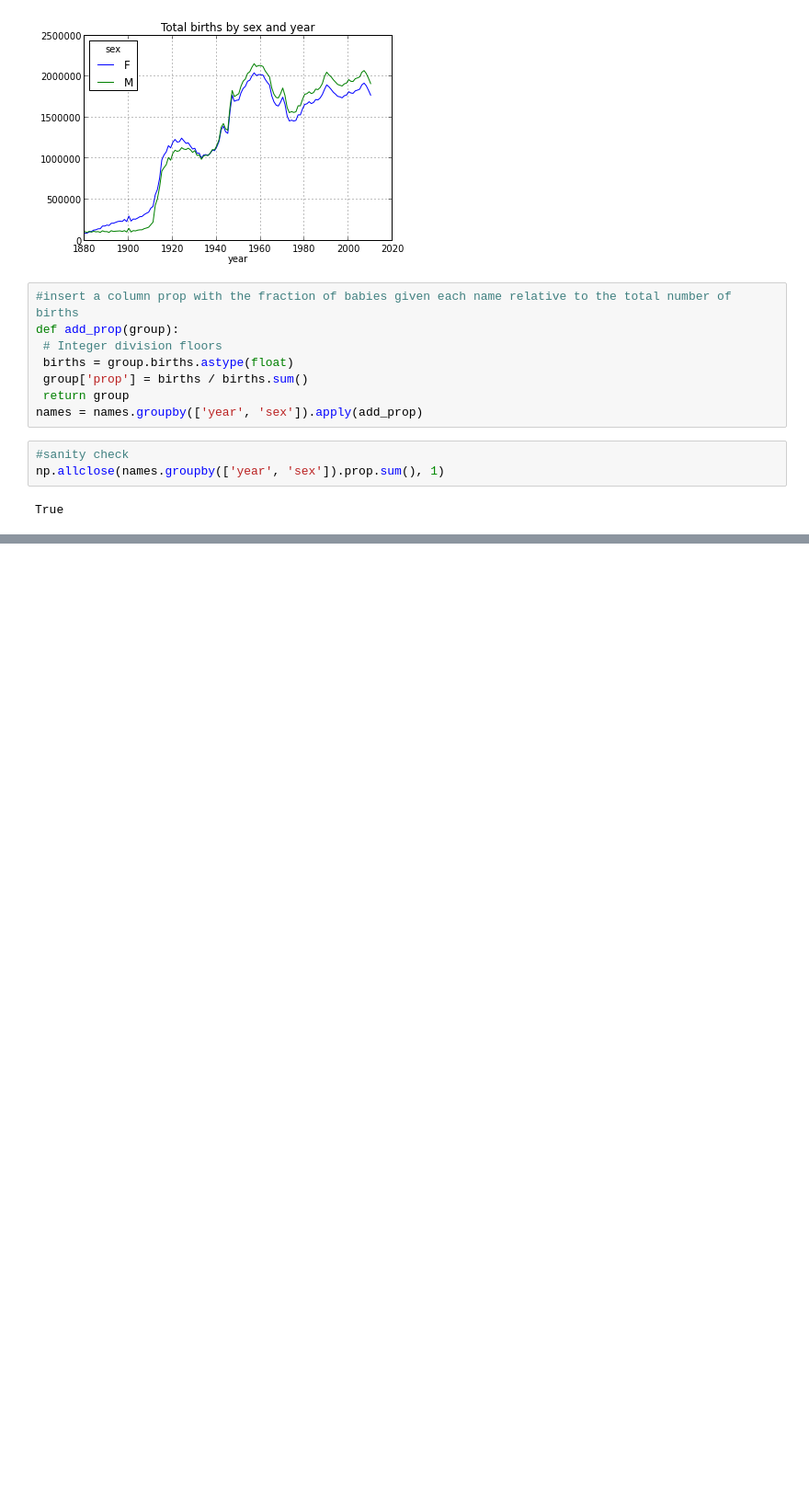
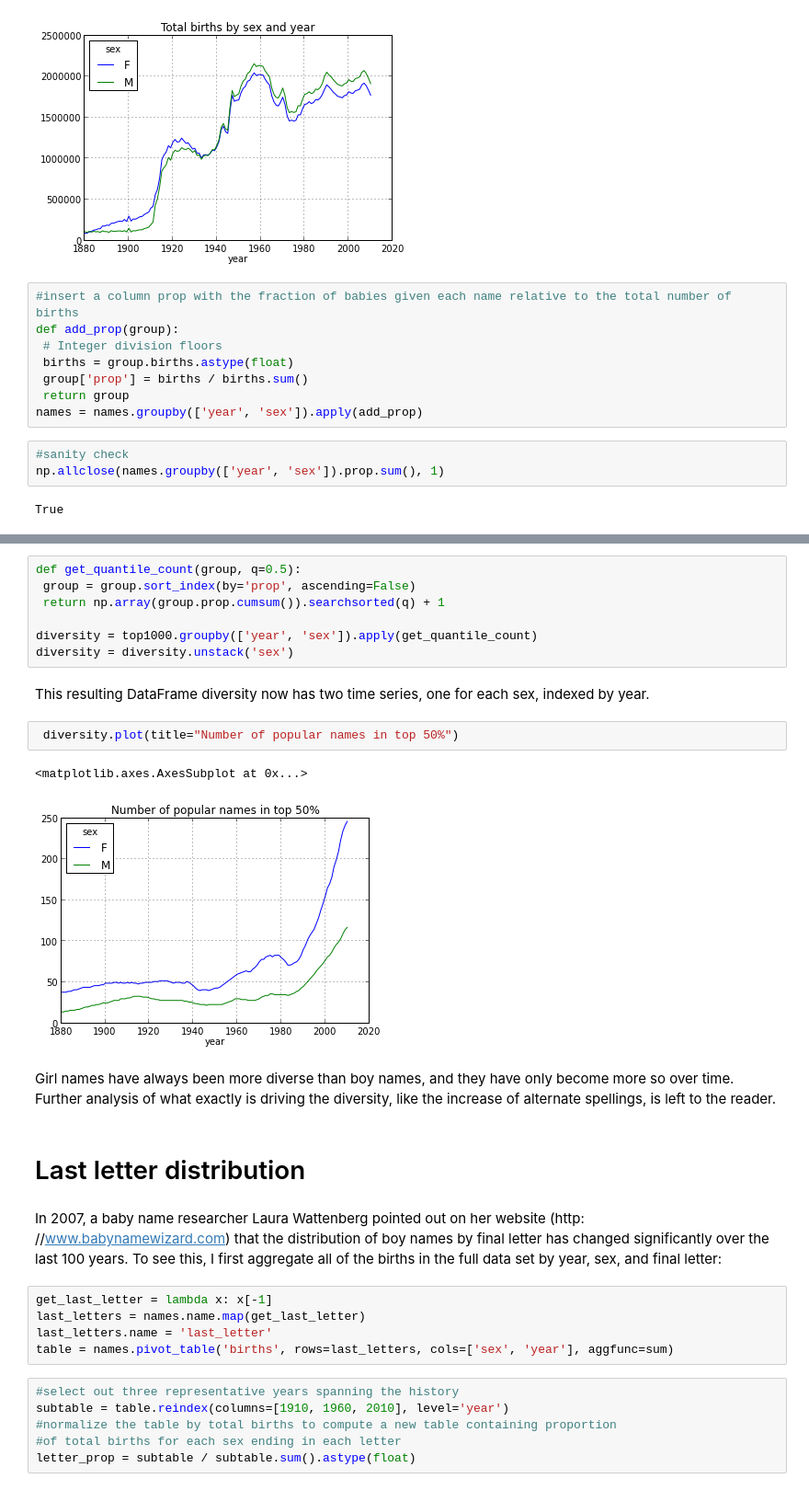
Before and after one commit to tatsiana/python_workbooks, a Jupyter notebook: python4DA/Chapter 2 Workbook.ipynb, the cells around one changed output, grey strips where cells are left out. Shown: that part at 92% size. Saved outputs shown, nothing was run; the diff lists cells and outputs as text; blank space fills up the shorter version.

```diff
--- a/python4DA/Chapter 2 Workbook.ipynb
+++ b/python4DA/Chapter 2 Workbook.ipynb
@@ -298,0 +349,37 @@ True
+# %%
+def get_quantile_count(group, q=0.5):
+ group = group.sort_index(by='prop', ascending=False)
+ return np.array(group.prop.cumsum()).searchsorted(q) + 1
+
+diversity = top1000.groupby(['year', 'sex']).apply(get_quantile_count)
+diversity = diversity.unstack('sex')
+# %% [markdown]
+This resulting DataFrame diversity now has two time series, one for each sex, indexed
+by year.
+# %%
+ diversity.plot(title="Number of popular names in top 50%")
+# %% [output]
+<matplotlib.axes.AxesSubplot at 0x...>
+[figure, added]
+# %% [markdown]
+Girl names have always been more diverse than boy names, and they
+have only become more so over time. Further analysis of what exactly is driving the
+diversity, like the increase of alternate spellings, is left to the reader.
+# %% [markdown]
+# Last letter distribution
+# %% [markdown]
+In 2007, a baby name researcher Laura Wattenberg pointed out on her website (http:
+//www.babynamewizard.com) that the distribution of boy names by final letter has
+changed significantly over the last 100 years. To see this, I first aggregate all of the births
+in the full data set by year, sex, and final letter:
+# %%
+get_last_letter = lambda x: x[-1]
+last_letters = names.name.map(get_last_letter)
+last_letters.name = 'last_letter'
+table = names.pivot_table('births', rows=last_letters, cols=['sex', 'year'], aggfunc=sum)
+# %%
+#select out three representative years spanning the history
+subtable = table.reindex(columns=[1910, 1960, 2010], level='year')
+#normalize the table by total births to compute a new table containing proportion
+#of total births for each sex ending in each letter
+letter_prop = subtable / subtable.sum().astype(float)
```
Also changed, not shown: parts of 21 cells of this notebook.
